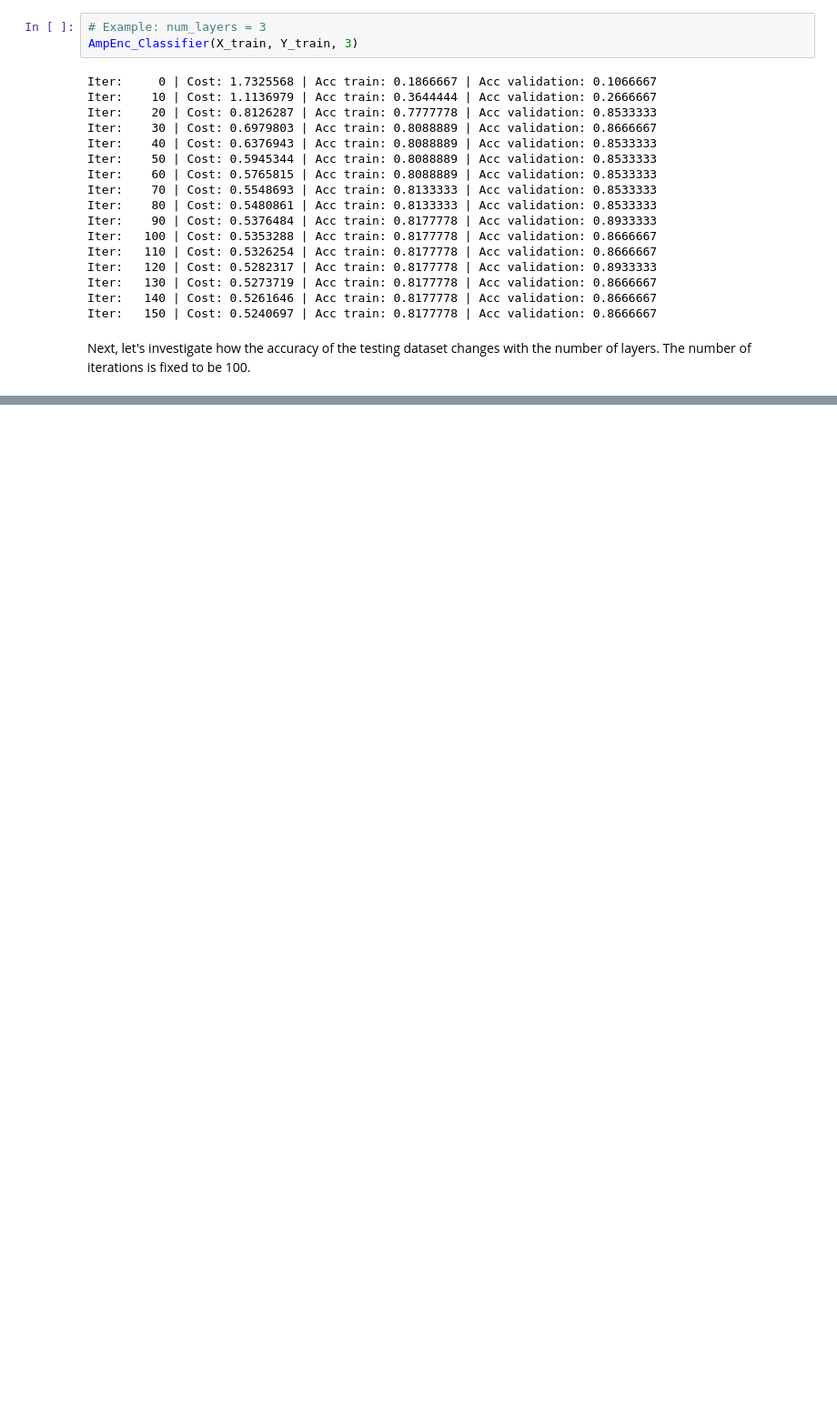
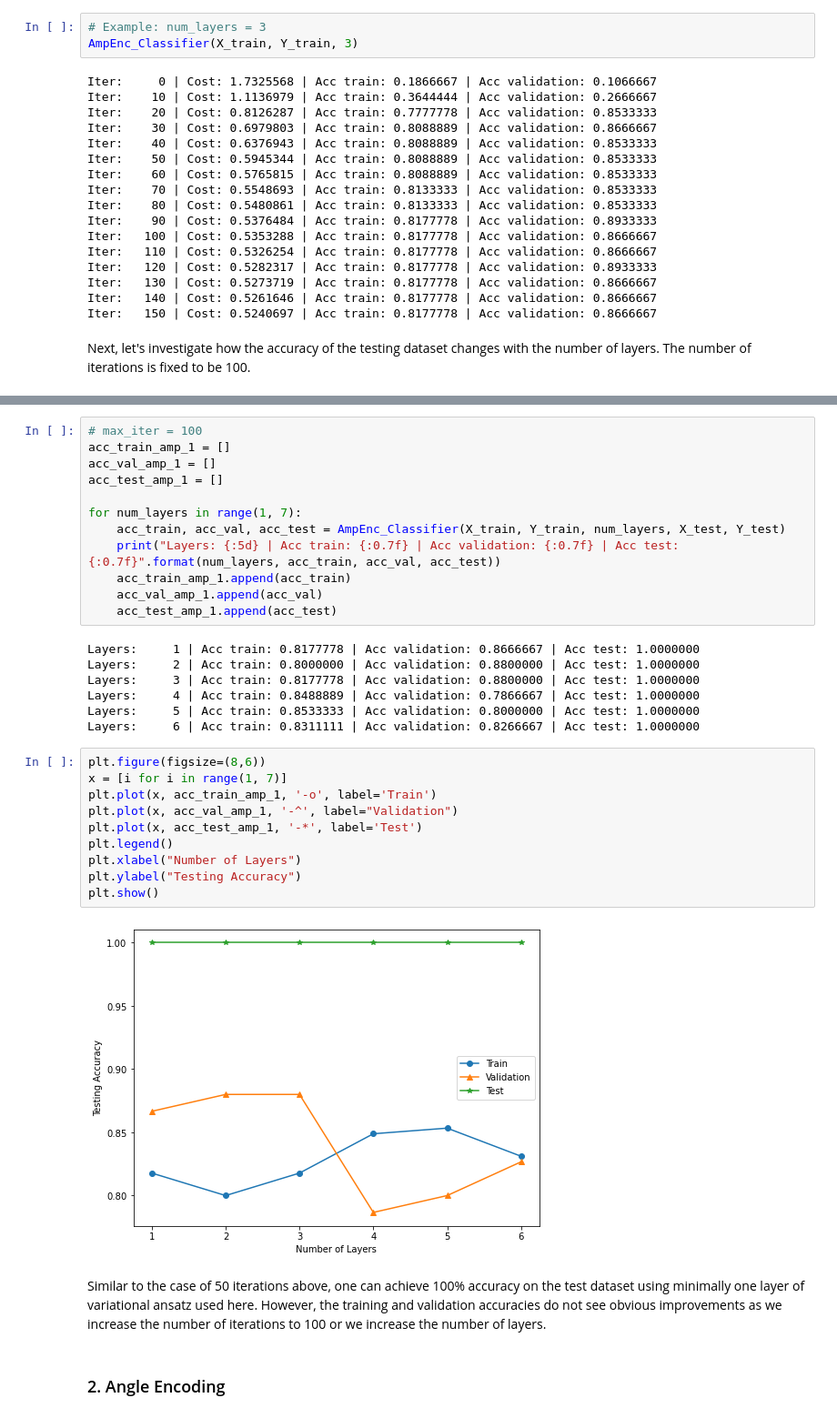
Before and after one commit to ruihao-li/QOSF-Screening-Task, a Jupyter notebook: encoding_and_classifier.ipynb, the cells around one changed output, grey strips where cells are left out. Shown at 91% size. Saved outputs shown, nothing was run; the diff lists cells and outputs as text; blank space fills up the shorter version.

```diff
--- a/encoding_and_classifier.ipynb
+++ b/encoding_and_classifier.ipynb
@@ -476,0 +228,35 @@ The performance with IQP encoding is similar to that of angle encoding, as IQP i
+# %%
+# max_iter = 100
+acc_train_amp_1 = []
+acc_val_amp_1 = []
+acc_test_amp_1 = []
+
+for num_layers in range(1, 7):
+    acc_train, acc_val, acc_test = AmpEnc_Classifier(X_train, Y_train, num_layers, X_test, Y_test)
+    print("Layers: {:5d} | Acc train: {:0.7f} | Acc validation: {:0.7f} | Acc test: {:0.7f}".format(num_layers, acc_train, acc_val, acc_test))
+    acc_train_amp_1.append(acc_train)
+    acc_val_amp_1.append(acc_val)
+    acc_test_amp_1.append(acc_test)
+# %% [output]
+Layers:     1 | Acc train: 0.8177778 | Acc validation: 0.8666667 | Acc test: 1.0000000
+Layers:     2 | Acc train: 0.8000000 | Acc validation: 0.8800000 | Acc test: 1.0000000
+Layers:     3 | Acc train: 0.8177778 | Acc validation: 0.8800000 | Acc test: 1.0000000
+Layers:     4 | Acc train: 0.8488889 | Acc validation: 0.7866667 | Acc test: 1.0000000
+Layers:     5 | Acc train: 0.8533333 | Acc validation: 0.8000000 | Acc test: 1.0000000
+Layers:     6 | Acc train: 0.8311111 | Acc validation: 0.8266667 | Acc test: 1.0000000
+# %%
+plt.figure(figsize=(8,6))
+x = [i for i in range(1, 7)]
+plt.plot(x, acc_train_amp_1, '-o', label='Train')
+plt.plot(x, acc_val_amp_1, '-^', label="Validation")
+plt.plot(x, acc_test_amp_1, '-*', label='Test')
+plt.legend()
+plt.xlabel("Number of Layers")
+plt.ylabel("Testing Accuracy")
+plt.show()
+# %% [output]
+[figure, added]
+# %% [markdown]
+Similar to the case of 50 iterations above, one can achieve 100% accuracy on the test dataset using minimally one layer of variational ansatz used here. However, the training and validation accuracies do not see obvious improvements as we increase the number of iterations to 100 or we increase the number of layers.
+# %% [markdown]
+### 2. Angle Encoding
```
Also changed, not shown: parts of 42 cells of this notebook.
